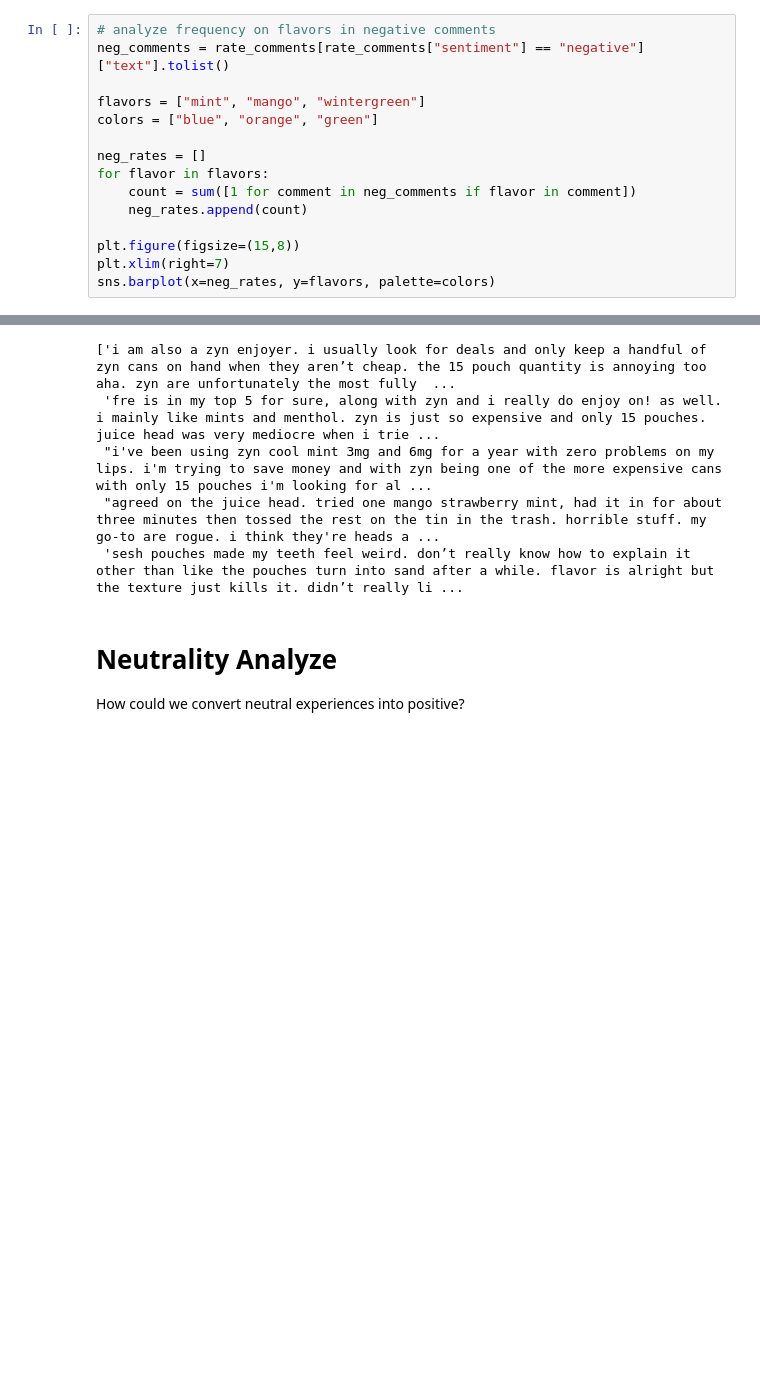
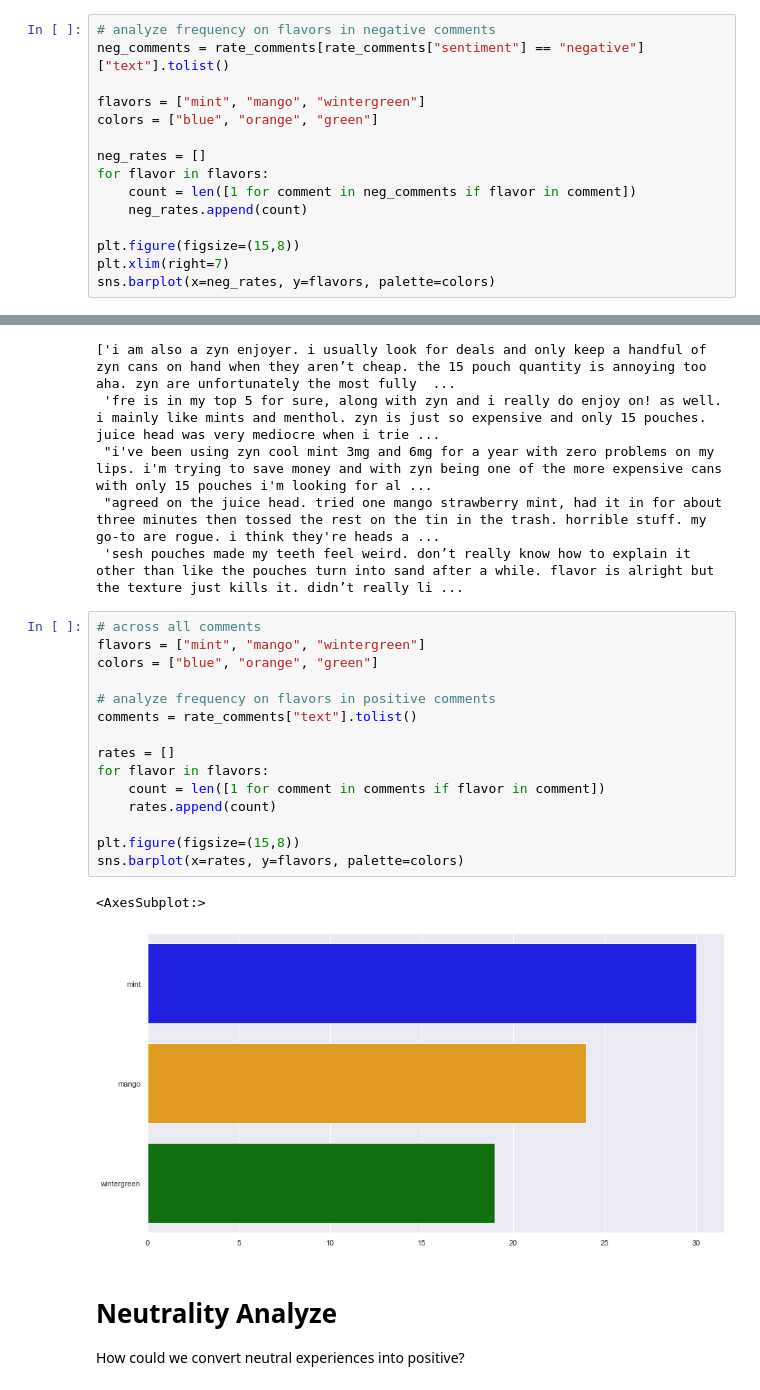
Before and after one commit to F-said/sesh-sentiment, a Jupyter notebook: notebooks/process_explore_comments.ipynb, the cells around one changed output, grey strips where cells are left out. Saved outputs shown, nothing was run; the diff lists cells and outputs as text; blank space fills up the shorter version.

```diff
--- a/notebooks/process_explore_comments.ipynb
+++ b/notebooks/process_explore_comments.ipynb
@@ -412,7 +409,7 @@ colors = ["blue", "orange", "green"]
 
 neg_rates = []
 for flavor in flavors:
-    count = sum([1 for comment in neg_comments if flavor in comment])
+    count = len([1 for comment in neg_comments if flavor in comment])
     neg_rates.append(count)
 
 plt.figure(figsize=(15,8))
@@ -442,6 +436,24 @@ Passing `palette` without assigning `hue` is deprecated and will be removed in v
  "i've been using zyn cool mint 3mg and 6mg for a year with zero problems on my lips. i'm trying to save money and with zyn being one of the more expensive cans with only 15 pouches i'm looking for al ...
  "agreed on the juice head. tried one mango strawberry mint, had it in for about three minutes then tossed the rest on the tin in the trash. horrible stuff. my go-to are rogue. i think they're heads a ...
  'sesh pouches made my teeth feel weird. don’t really know how to explain it other than like the pouches turn into sand after a while. flavor is alright but the texture just kills it. didn’t really li ...
+# %%
+# across all comments
+flavors = ["mint", "mango", "wintergreen"]
+colors = ["blue", "orange", "green"]
+
+# analyze frequency on flavors in positive comments
+comments = rate_comments["text"].tolist()
+
+rates = []
+for flavor in flavors:
+    count = len([1 for comment in comments if flavor in comment])
+    rates.append(count)
+
+plt.figure(figsize=(15,8))
+sns.barplot(x=rates, y=flavors, palette=colors)
+# %% [output]
+<AxesSubplot:>
+[figure, added]
 # %% [markdown]
 # Neutrality Analyze
 
```
Also changed, not shown: parts of 36 cells of this notebook, 2 other files.
